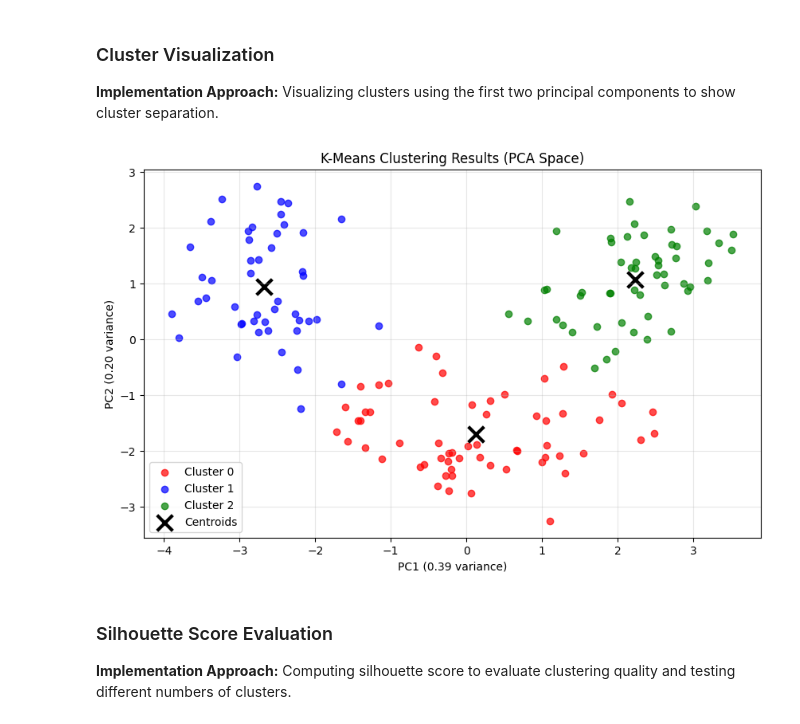
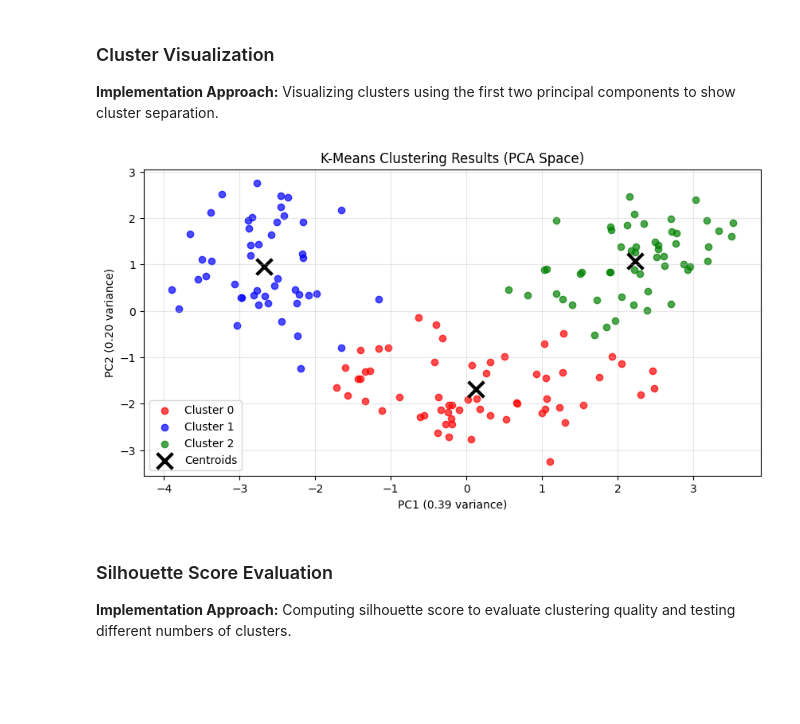
Before and after one commit to SaJiDuR-RaHmAn154/Lab_Repository, a Jupyter notebook: CSE_4120/Lab_6/Lab6.ipynb, the cells around one changed output. Cells and saved outputs as stored; diff of their text form; code cells hidden in the pictures; blank space fills up the shorter version.

```diff
--- a/CSE_4120/Lab_6/Lab6.ipynb
+++ b/CSE_4120/Lab_6/Lab6.ipynb
@@ -72,27 +69,27 @@ Cluster distribution: [60 47 53]
 **Implementation Approach:**
 Visualizing clusters using the first two principal components to show cluster separation.
 # %%
-# Visualize clusters using PCA components
-plt.figure(figsize=(10, 6))
+# Visualizing clusters using PCA components
+plt.figure(figsize=(10, 5))
 colors = ['red', 'blue', 'green']
 
 for i in range(3):
     cluster_points = X_pca[cluster_labels == i]
     plt.scatter(cluster_points[:, 0], cluster_points[:, 1],
                c=colors[i], label=f'Cluster {i}', alpha=0.7)
 
-# Plot centroids in PCA space
+# Plotting centroids in PCA space
 centroids_pca = pca.transform(kmeans.cluster_centers_)
 plt.scatter(centroids_pca[:, 0], centroids_pca[:, 1], c='black', marker='x', s=200, linewidths=3, label='Centroids')
 
 plt.xlabel(f'PC1 ({pca.explained_variance_ratio_[0]:.2f} variance)')
 plt.ylabel(f'PC2 ({pca.explained_variance_ratio_[1]:.2f} variance)')
 plt.title('K-Means Clustering Results (PCA Space)')
 plt.legend()
 plt.grid(True, alpha=0.3)
 plt.show()
 # %% [output]
-[figure, old version]
+[figure, new version]
 # %% [markdown]
 ### Silhouette Score Evaluation
 
```
Also changed, not shown: parts of 6 cells of this notebook, 21 other files.
